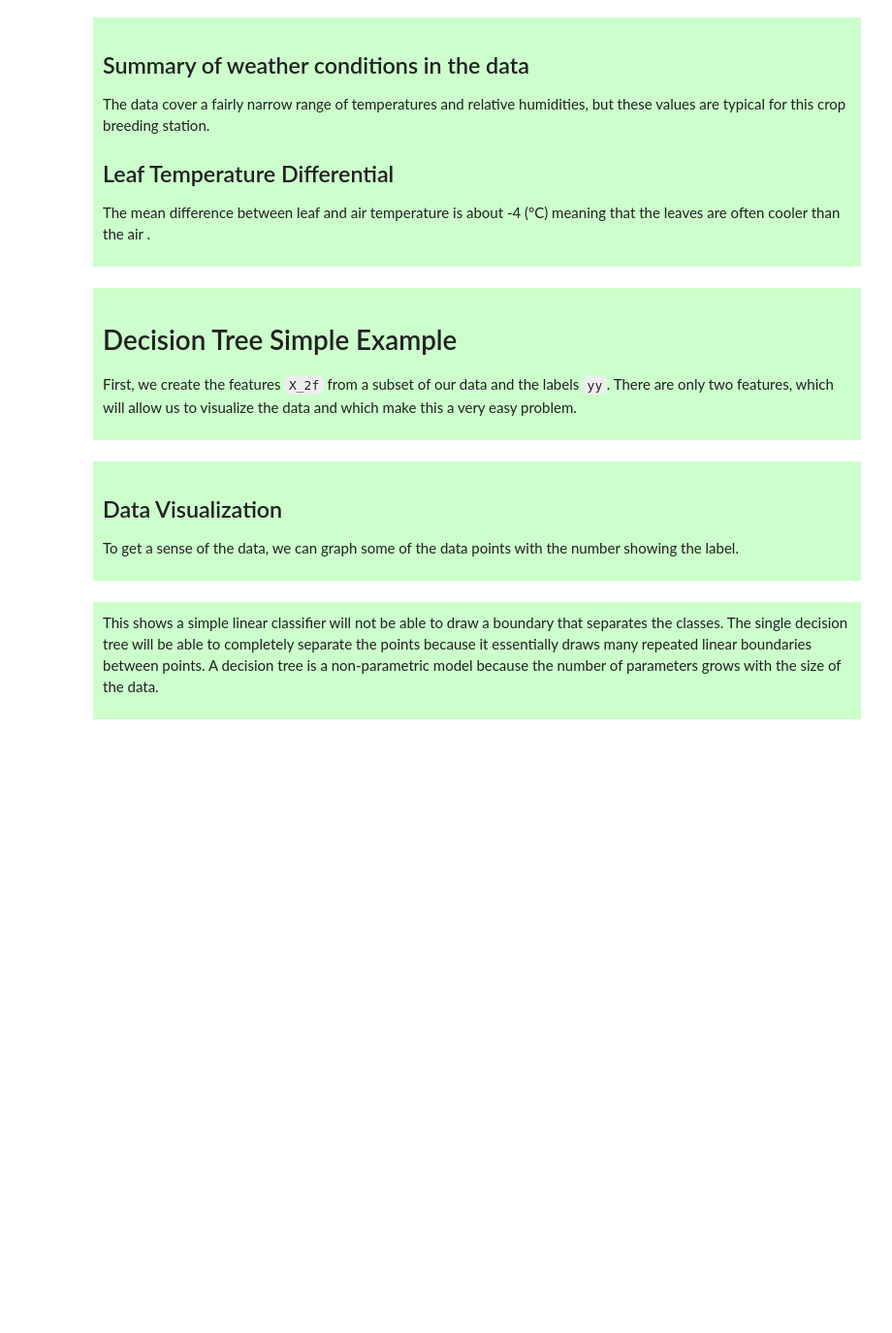
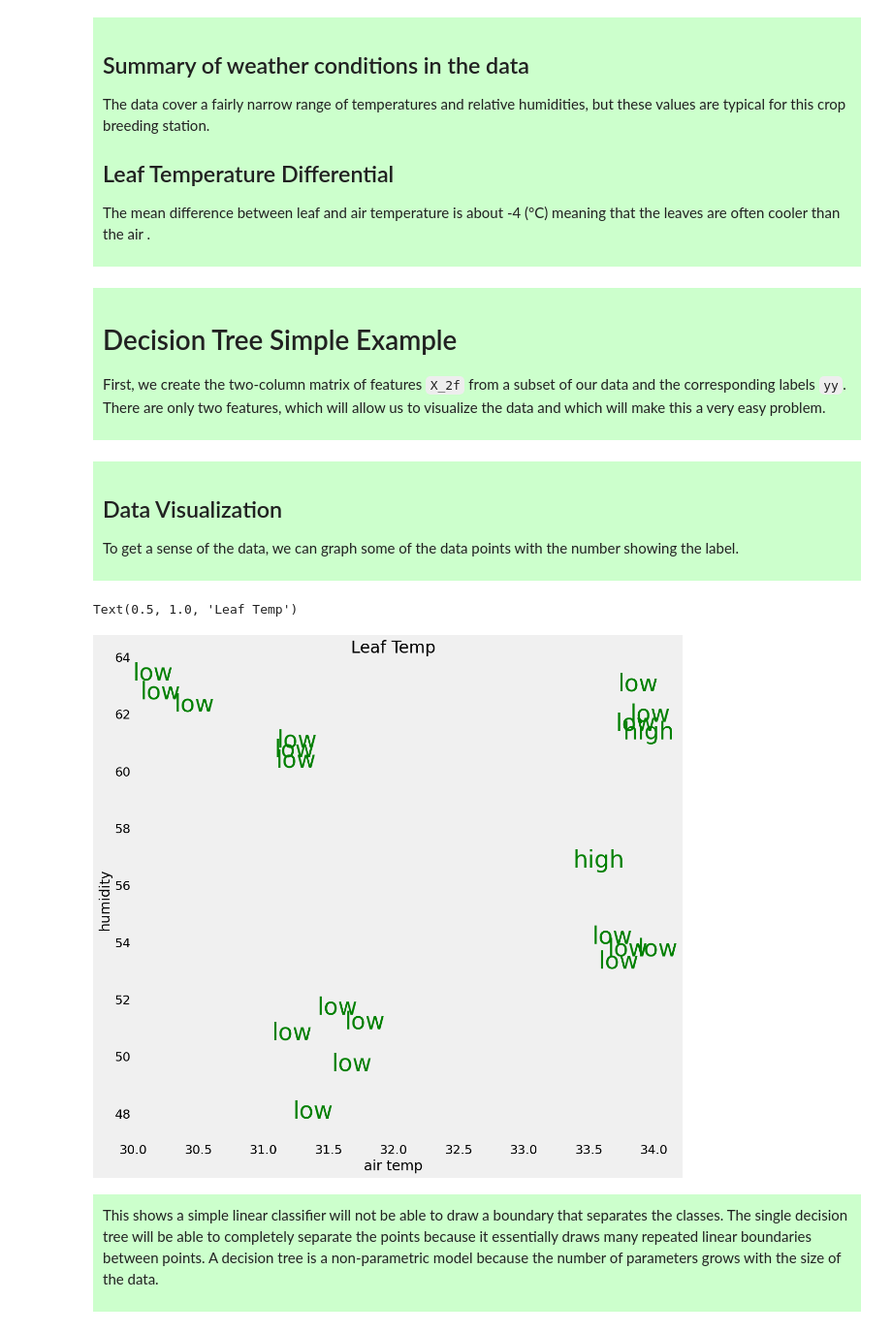
Before and after one commit to cemac/LIFD_RandomForests, a Jupyter notebook: RandomForests.ipynb, the cells around one changed output. Shown: that part at 97% size. Drawn from its saved outputs; the diff is of its cells as text; code cells hidden in the pictures; blank space fills up the shorter version.

Commit message:
Minor tweaks up to before Decision Trees blue text box

```diff
--- a/RandomForests.ipynb
+++ b/RandomForests.ipynb
@@ -266,25 +266,25 @@ X_features['random_numbers'] = rnumbers
 
 # Decision Tree Simple Example
 
-First, we create the features `X_2f` from a subset of our data and the labels `yy`. There are only two features, which will allow us to visualize the data and which make this a very easy problem.
+First, we create the two-column matrix of features `X_2f` from a subset of our data and the corresponding labels `yy`. There are only two features, which will allow us to visualize the data and which will make this a very easy problem.
 
 </div>
 # %%
 # Set random seed to ensure "reproducible" runs
 RSEED = 50
 # X_2f
-X_1f = np.zeros((805,2))
-X_1f[:,0] = np.array(X['Ambient Temperature'])
-X_1f[:,1] = np.array(X['Ambient Humidity'])
-N=800
-X_1f=X_1f[0:N,:]
+X_2f = np.zeros((805,2))
+X_2f[:,0] = np.array(X['Ambient Temperature'])
+X_2f[:,1] = np.array(X['Ambient Humidity'])
+N = 800
+X_2f = X_2f[0:N,:]
 # label classes for simplicty split into two classes low or high
-yy=pd.DataFrame()
-yy['vals']=y[0:N]
-yy['label']=pd.qcut(yy.vals.values, 2, labels=[0, 1])
-yy['strlabel']=''
-yy.strlabel[yy.label==1]='high'
-yy.strlabel[yy.label==0]='low'
+yy = pd.DataFrame()
+yy['vals'] = y[0:N]
+yy['label'] = pd.qcut(yy.vals.values, 2, labels=[0, 1])
+yy['strlabel'] = ''
+yy.strlabel[yy.label==1] = 'high'
+yy.strlabel[yy.label==0] = 'low'
 # %% [markdown]
 <div style="background-color: #ccffcc; padding: 10px;">
 
@@ -294,21 +294,24 @@ To get a sense of the data, we can graph some of the data points with the number
 
 </div>
 # %%
-# Plot data?
+# Plot data
 plt.style.use('fivethirtyeight')
 plt.rcParams['font.size'] = 18
 plt.figure(figsize = (12, 12))
 
 # Plot a subset each point as the label
-for x1, x2, label in zip(X_1f[0:20, 0], X_1f[0:20, 1], yy.strlabel[0:20].values):
+for x1, x2, label in zip(X_2f[0:20, 0], X_2f[0:20, 1], yy.strlabel[0:20].values):
     plt.text(x1, x2, label, fontsize = 34, color = 'g',
              ha='center', va='center')
 
 # Plot formatting
 plt.grid(None);
 plt.xlim((30, 34));
 plt.ylim((47, 64));
 plt.xlabel('air temp', size = 20); plt.ylabel('humidity', size = 20); plt.title('Leaf Temp', size = 24)
+# %% [output]
+Text(0.5, 1.0, 'Leaf Temp')
+[figure, added]
 # %% [markdown]
 <div style="background-color: #ccffcc; padding: 10px;">
 
```
Also changed, not shown: parts of 1 cell of this notebook.
